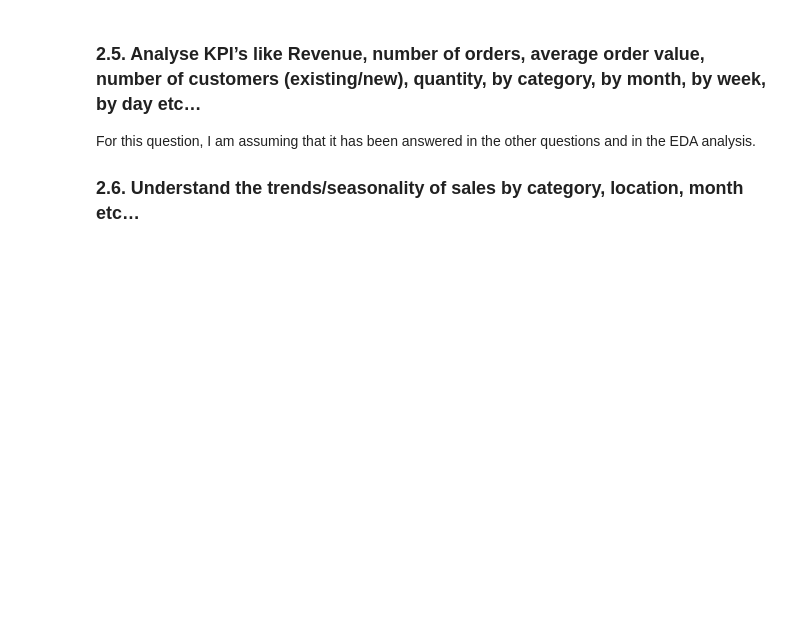
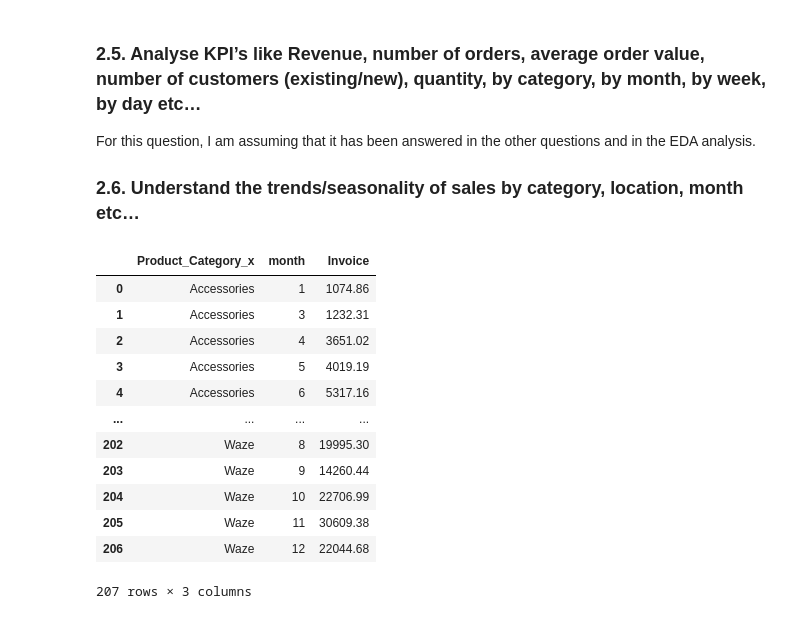
Before and after one commit to mateusengq/MKT-INSIGHTS-ECOMMERCE, a Jupyter notebook: Business_Questions.ipynb, the cells around one changed output. Cells and saved outputs as stored; diff of their text form; code cells hidden in the pictures; blank space fills up the shorter version.

```diff
--- a/Business_Questions.ipynb
+++ b/Business_Questions.ipynb
@@ -662,3 +662,23 @@ anova_df
 For this question, I am assuming that it has been answered in the other questions and in the EDA analysis.
 
 ### 2.6. Understand the trends/seasonality of sales by category, location, month etc…
+# %%
+# Category
+
+invoice_categories = data_tmp[['Transaction_Date', 'Invoice','Product_Category_x', 'month']]
+invoice_categories = invoice_categories.groupby(['Product_Category_x', 'month'])['Invoice'].agg(sum).reset_index()
+invoice_categories
+# %% [output]
+|  | Product_Category_x | month | Invoice |
+| 0 | Accessories | 1 | 1074.86 |
+| 1 | Accessories | 3 | 1232.31 |
+| 2 | Accessories | 4 | 3651.02 |
+| 3 | Accessories | 5 | 4019.19 |
+| 4 | Accessories | 6 | 5317.16 |
+| ... | ... | ... | ... |
+| 202 | Waze | 8 | 19995.30 |
+| 203 | Waze | 9 | 14260.44 |
+| 204 | Waze | 10 | 22706.99 |
+| 205 | Waze | 11 | 30609.38 |
+| 206 | Waze | 12 | 22044.68 |
+207 rows × 3 columns
```
Also changed, not shown: parts of 3 cells of this notebook, 1 other file.
